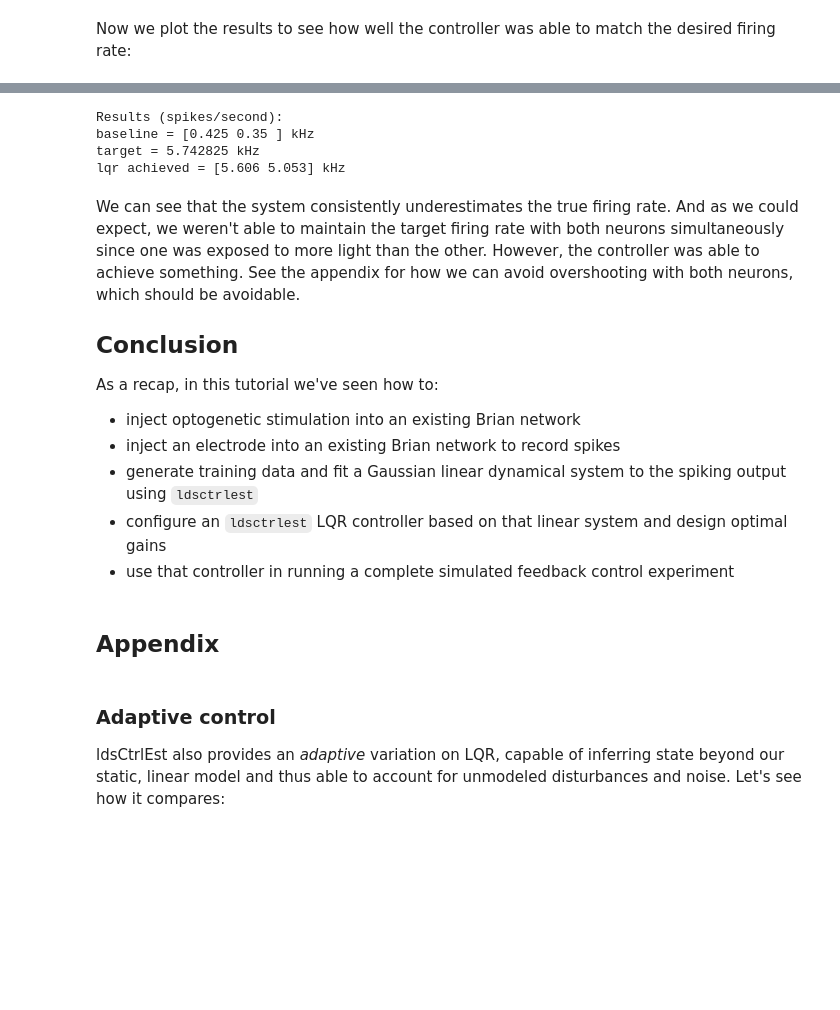
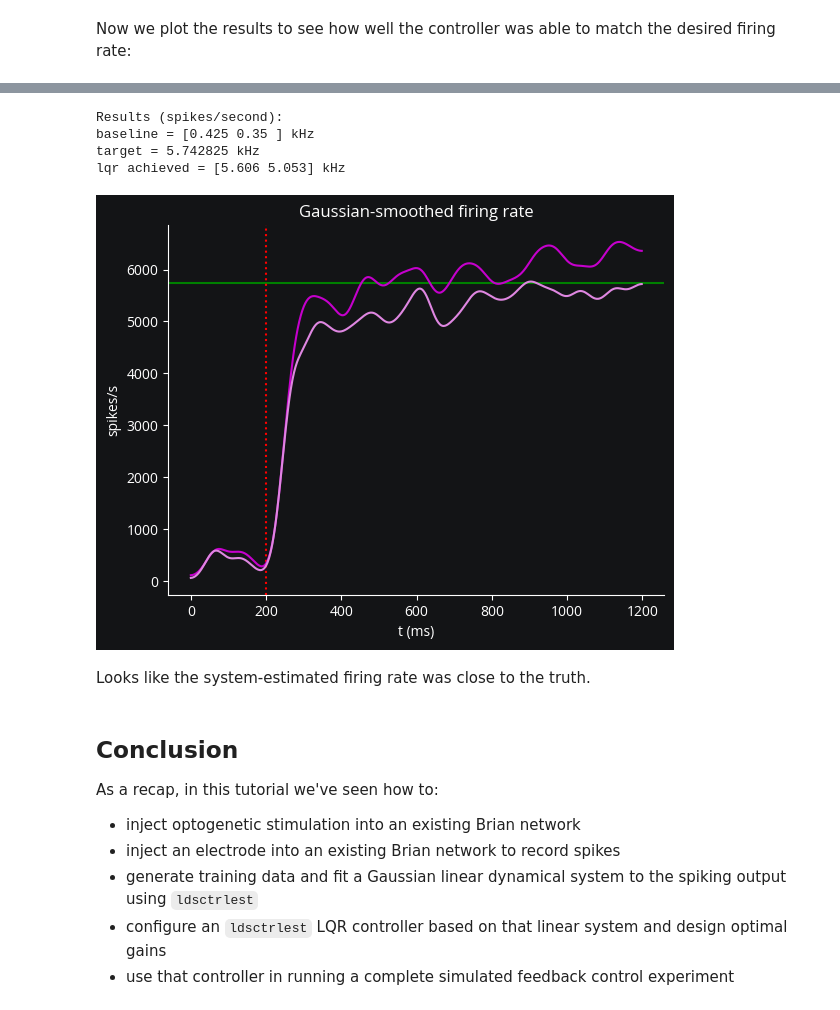
Before and after one commit to siplab-gt/cleo, a Jupyter notebook: docs/tutorials/lqr_ctrl_ldsctrlest.ipynb, the cells around one changed output, grey strips where cells are left out. Cells and saved outputs as stored; diff of their text form; code cells hidden in the pictures; blank space fills up the shorter version.

```diff
--- a/docs/tutorials/lqr_ctrl_ldsctrlest.ipynb
+++ b/docs/tutorials/lqr_ctrl_ldsctrlest.ipynb
@@ -556,22 +547,34 @@ Looks all right, but in addition to the system's estimated firing rate let's cou
 # %%
+from scipy.ndimage import gaussian_filter1d
+
 i_baseline = ctrl_loop.t_samp < T0
 i_static = (ctrl_loop.t_samp >= T0) & (ctrl_loop.t_samp < T0 + T1)
 print("Results (spikes/second):")
 print("baseline =", np.sum(ctrl_loop.z[:, i_baseline], axis=1) / T0)
 print("target =", y_ref / dt)
 print(
     "lqr achieved =",
     (np.sum(ctrl_loop.z[:, i_static], axis=1) / T1).round(1),
 )
+
+win_len = 25 * ms / dt
+smoothed = gaussian_filter1d(ctrl_loop.z, sigma=win_len, axis=1) / dt
+plt.axhline(y_ref / dt / b2.Hz, c="g")
+plt.axvline(T0 / ms, c="r", ls=":")
+plt.xlabel("t (ms)")
+plt.ylabel("spikes/s")
+plt.title("Gaussian-smoothed firing rate")
+plt.plot(ctrl_loop.t_samp / ms, smoothed[0], c=cy1)
+plt.plot(ctrl_loop.t_samp / ms, smoothed[1], c=cy2);
 # %% [output]
 Results (spikes/second):
 baseline = [0.425 0.35 ] kHz
 target = 5.742825 kHz
 lqr achieved = [5.606 5.053] kHz
+[figure, added]
+# %% [markdown]
+Looks like the system-estimated firing rate was close to the truth.
 # %% [markdown]
-We can see that the system consistently underestimates the true firing rate.
-And as we could expect, we weren't able to maintain the target firing rate with both neurons simultaneously since one was exposed to more light than the other. However, the controller was able to achieve something. See the appendix for how we can avoid overshooting with both neurons, which should be avoidable.
-
 ## Conclusion
 As a recap, in this tutorial we've seen how to:
 - inject optogenetic stimulation into an existing Brian network
@@ -579,10 +582,3 @@ As a recap, in this tutorial we've seen how to:
 - generate training data and fit a Gaussian linear dynamical system to the spiking output using `ldsctrlest`
 - configure an `ldsctrlest` LQR controller based on that linear system and design optimal gains
 - use that controller in running a complete simulated feedback control experiment
-# %% [markdown]
-## Appendix
-# %% [markdown]
-### Adaptive control
-
-ldsCtrlEst also provides an *adaptive* variation on LQR, capable of inferring state beyond our static, linear model and thus able to account for unmodeled disturbances and noise.
-Let's see how it compares:
```
Also changed, not shown: parts of 16 cells of this notebook.
